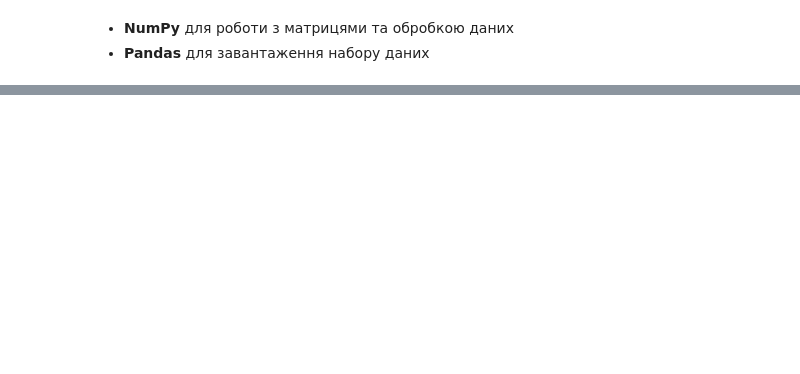
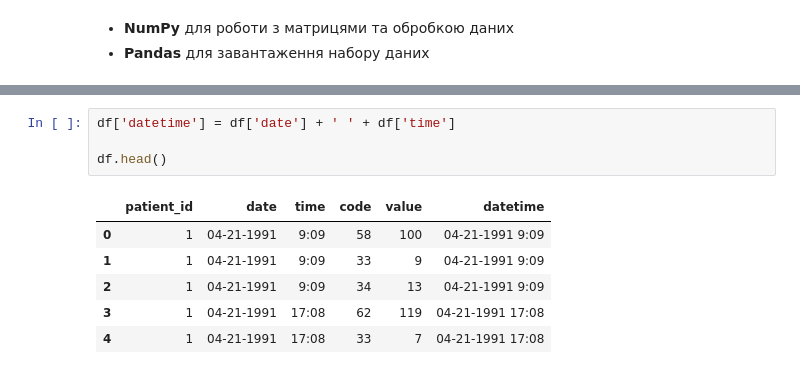
Before and after one commit to dmuman/ML-projects-and-tutorials, a Jupyter notebook: NumPy/Projects/Diabetes.ipynb, the cells around one changed output, grey strips where cells are left out. Drawn from its saved outputs; the diff is of its cells as text; blank space fills up the shorter version.

```diff
--- a/NumPy/Projects/Diabetes.ipynb
+++ b/NumPy/Projects/Diabetes.ipynb
@@ -60,0 +167,11 @@ TypeError: can only concatenate str (not "int") to str
+# %%
+df['datetime'] = df['date'] + ' ' + df['time']
+
+df.head()
+# %% [output]
+|  | patient_id | date | time | code | value | datetime |
+| 0 | 1 | 04-21-1991 | 9:09 | 58 | 100 | 04-21-1991 9:09 |
+| 1 | 1 | 04-21-1991 | 9:09 | 33 | 9 | 04-21-1991 9:09 |
+| 2 | 1 | 04-21-1991 | 9:09 | 34 | 13 | 04-21-1991 9:09 |
+| 3 | 1 | 04-21-1991 | 17:08 | 62 | 119 | 04-21-1991 17:08 |
+| 4 | 1 | 04-21-1991 | 17:08 | 33 | 7 | 04-21-1991 17:08 |
```
Also changed, not shown: parts of 29 cells of this notebook.
